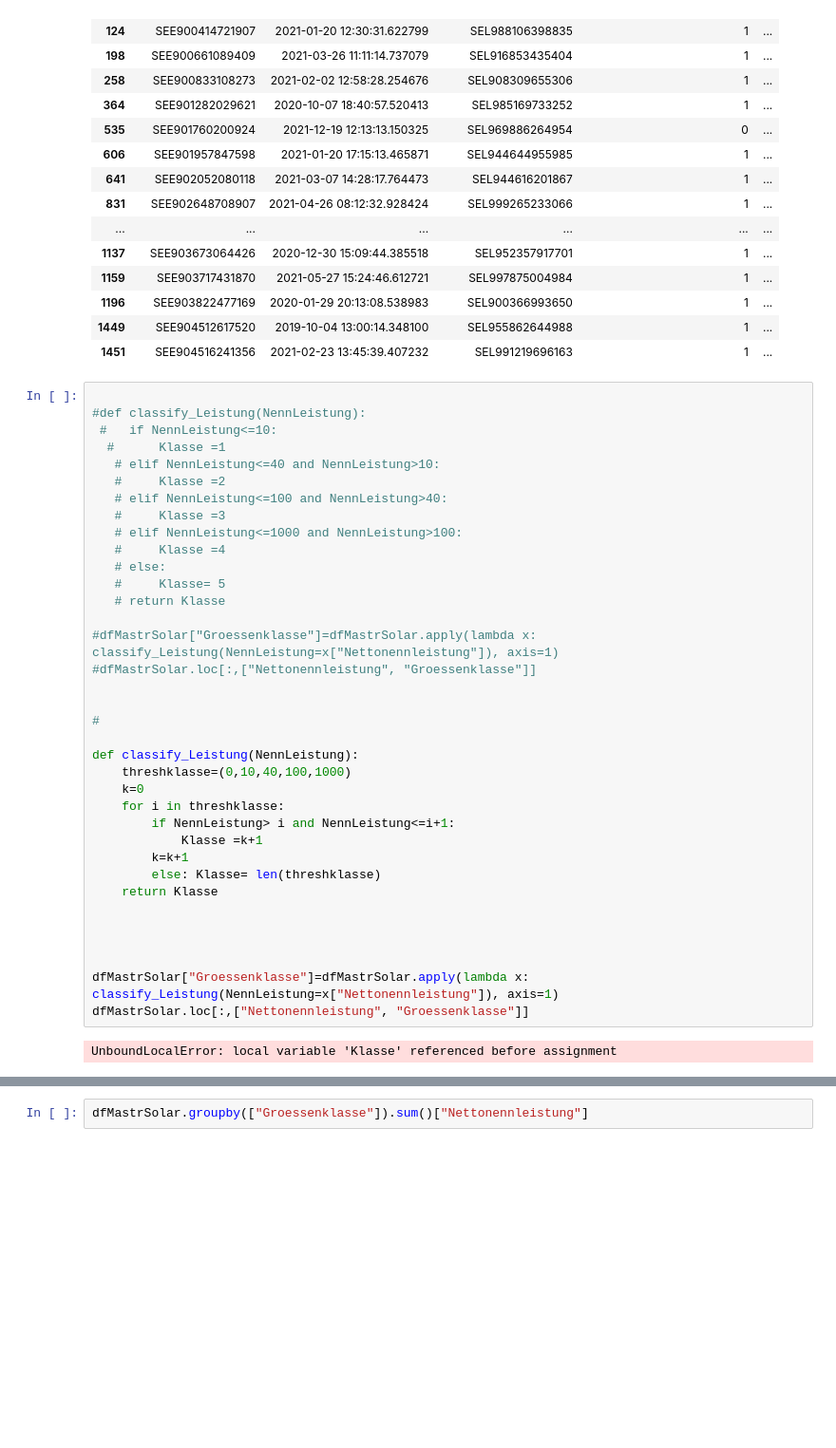
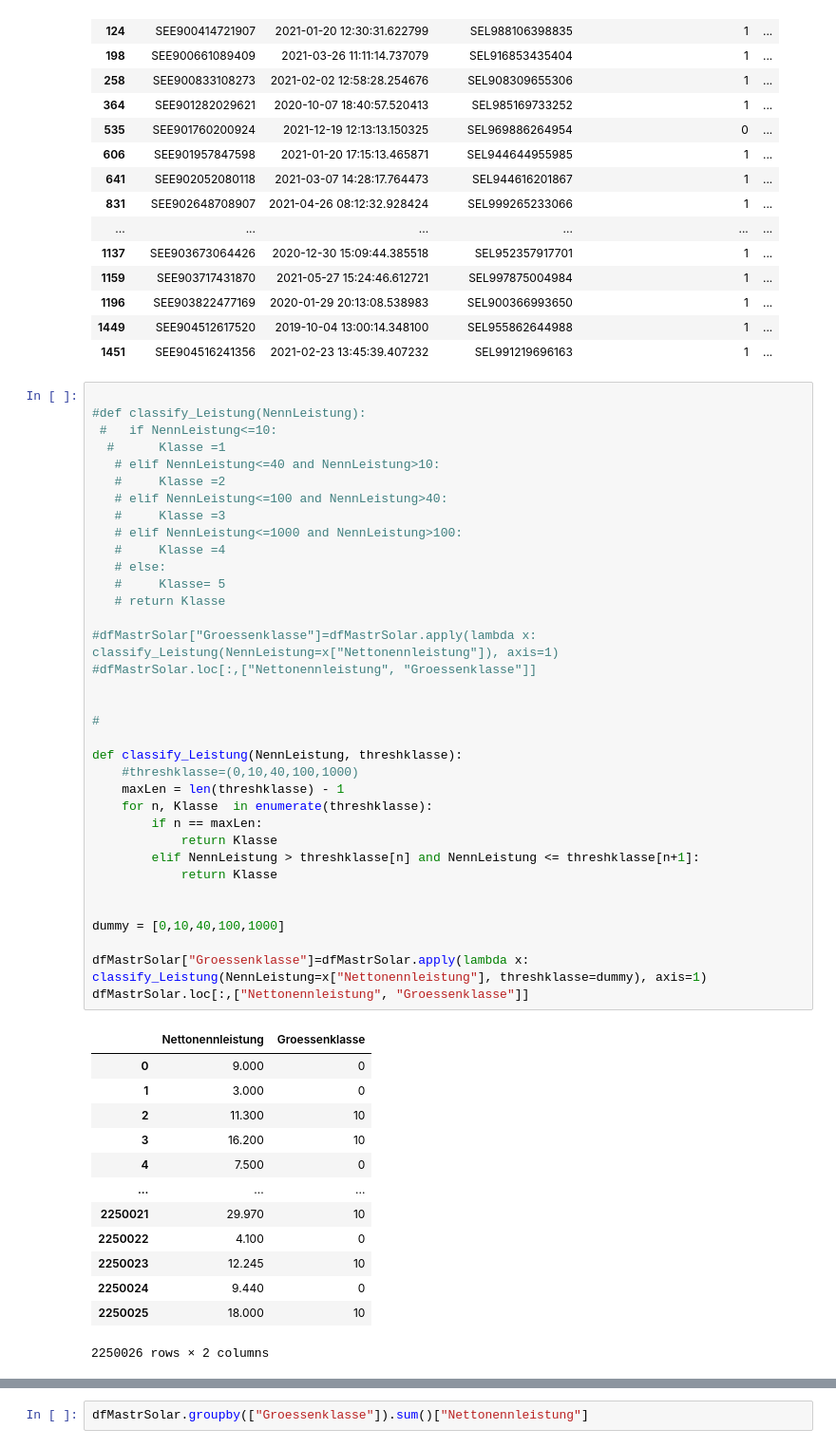
Before and after one commit to clwehner/Windatlas, a Jupyter notebook: windatlas/mastr/max.ipynb, the cells around one changed output, grey strips where cells are left out. Shown: that part at 95% size. Drawn from its saved outputs; the diff is of its cells as text; blank space fills up the shorter version.

```diff
--- a/windatlas/anemos_data/transfer/max2.ipynb
+++ b/windatlas/mastr/max.ipynb
@@ -98,38 +98,49 @@ dfMastrSolar.loc[(dfMastrSolar["Nettonennleistung"]>Leistung1) & (dfMastrSolar["
 # %%
 
 #def classify_Leistung(NennLeistung):
  #   if NennLeistung<=10:
   #      Klasse =1
    # elif NennLeistung<=40 and NennLeistung>10:
    #     Klasse =2
    # elif NennLeistung<=100 and NennLeistung>40:
    #     Klasse =3
    # elif NennLeistung<=1000 and NennLeistung>100:
    #     Klasse =4
    # else:
    #     Klasse= 5
    # return Klasse
 
 #dfMastrSolar["Groessenklasse"]=dfMastrSolar.apply(lambda x: classify_Leistung(NennLeistung=x["Nettonennleistung"]), axis=1)
 #dfMastrSolar.loc[:,["Nettonennleistung", "Groessenklasse"]]
 
 
 #
 
-def classify_Leistung(NennLeistung):
-    threshklasse=(0,10,40,100,1000)
-    k=0
-    for i in threshklasse:
-        if NennLeistung> i and NennLeistung<=i+1:
-            Klasse =k+1
-        k=k+1
-        else: Klasse= len(threshklasse)
-    return Klasse
+def classify_Leistung(NennLeistung, threshklasse):
+    #threshklasse=(0,10,40,100,1000)
+    maxLen = len(threshklasse) - 1
+    for n, Klasse  in enumerate(threshklasse):
+        if n == maxLen:
+            return Klasse
+        elif NennLeistung > threshklasse[n] and NennLeistung <= threshklasse[n+1]:
+            return Klasse
 
 
+dummy = [0,10,40,100,1000]
 
-
-dfMastrSolar["Groessenklasse"]=dfMastrSolar.apply(lambda x: classify_Leistung(NennLeistung=x["Nettonennleistung"]), axis=1)
+dfMastrSolar["Groessenklasse"]=dfMastrSolar.apply(lambda x: classify_Leistung(NennLeistung=x["Nettonennleistung"], threshklasse=dummy), axis=1)
 dfMastrSolar.loc[:,["Nettonennleistung", "Groessenklasse"]]
 # %% [output]
+|  | Nettonennleistung | Groessenklasse |
+| 0 | 9.000 | 0 |
+| 1 | 3.000 | 0 |
+| 2 | 11.300 | 10 |
+| 3 | 16.200 | 10 |
+| 4 | 7.500 | 0 |
+| ... | ... | ... |
+| 2250021 | 29.970 | 10 |
+| 2250022 | 4.100 | 0 |
+| 2250023 | 12.245 | 10 |
+| 2250024 | 9.440 | 0 |
+| 2250025 | 18.000 | 10 |
-UnboundLocalError: local variable 'Klasse' referenced before assignment
+2250026 rows × 2 columns
```
Also changed, not shown: parts of 3 cells of this notebook, 16 other files.
